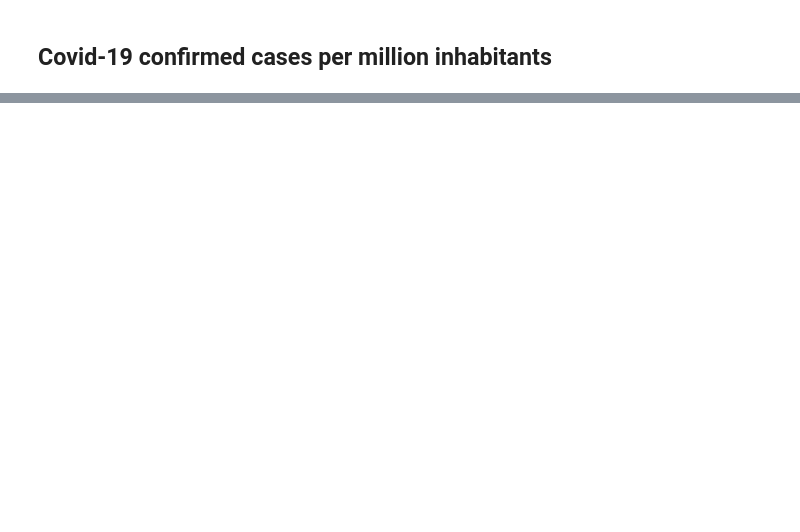
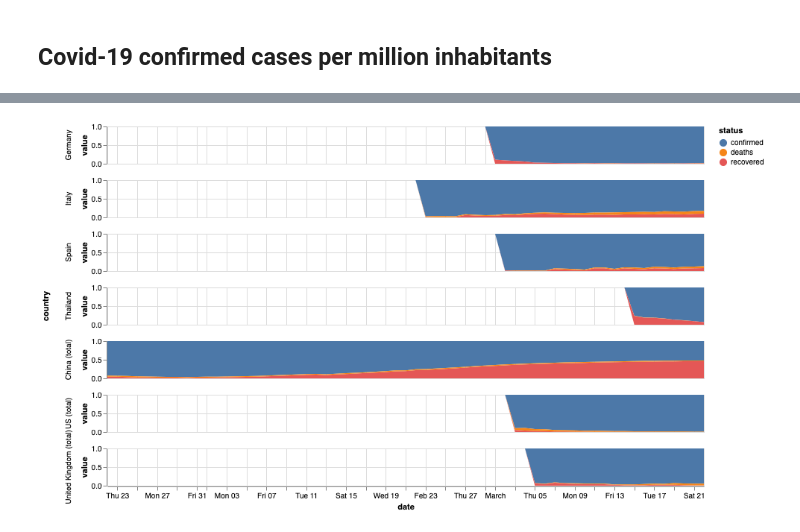
Before and after one commit to fabsta/blog, a Jupyter notebook: _notebooks/2020-03-21-Corona_visualizations.ipynb, the cells around one changed output, grey strips where cells are left out. Drawn from its saved outputs; the diff is of its cells as text; code cells hidden in the pictures; blank space fills up the shorter version.

```diff
--- a/_notebooks/2020-03-21-Corona_visualizations.ipynb
+++ b/_notebooks/2020-03-21-Corona_visualizations.ipynb
@@ -459,11 +485,13 @@ trend_12d = alt.Chart(source).mark_line(color="grey", strokeDash=[3,3]).encode(
 # %%
-#collapse
-
-alt.Chart(df_melted).mark_area().encode(
+#hide_input
+flatten_countries = ['Germany', 'Italy', 'Spain','China (total)','Thailand','US (total)', 'United Kingdom (total)']
+alt.Chart(df_melted.query("country.isin(@flatten_countries)")).mark_area().encode(
     x="date:T",
     y=alt.Y("value:Q", stack="normalize"),
     color="status:N",
     row=alt.Row('country:N', sort=['Germany', 'Italy', 'Spain'])
 ).properties(height=50, width=800)
+# %% [output]
+[figure, added]
 # %%
 #collapse
```
Also changed, not shown: parts of 19 cells of this notebook.
